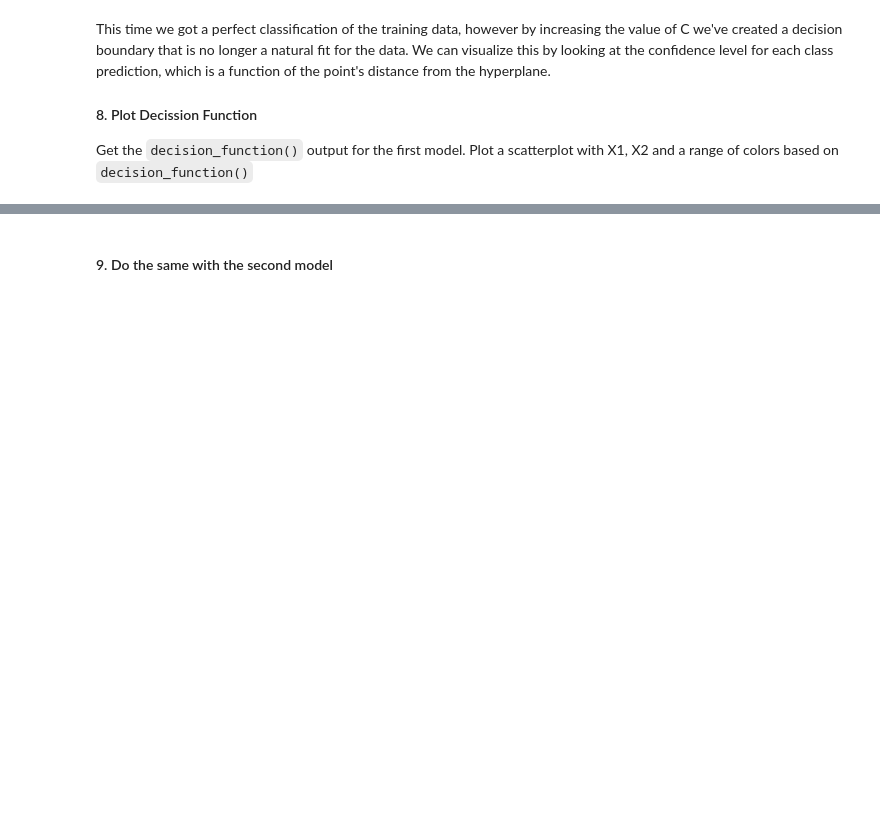
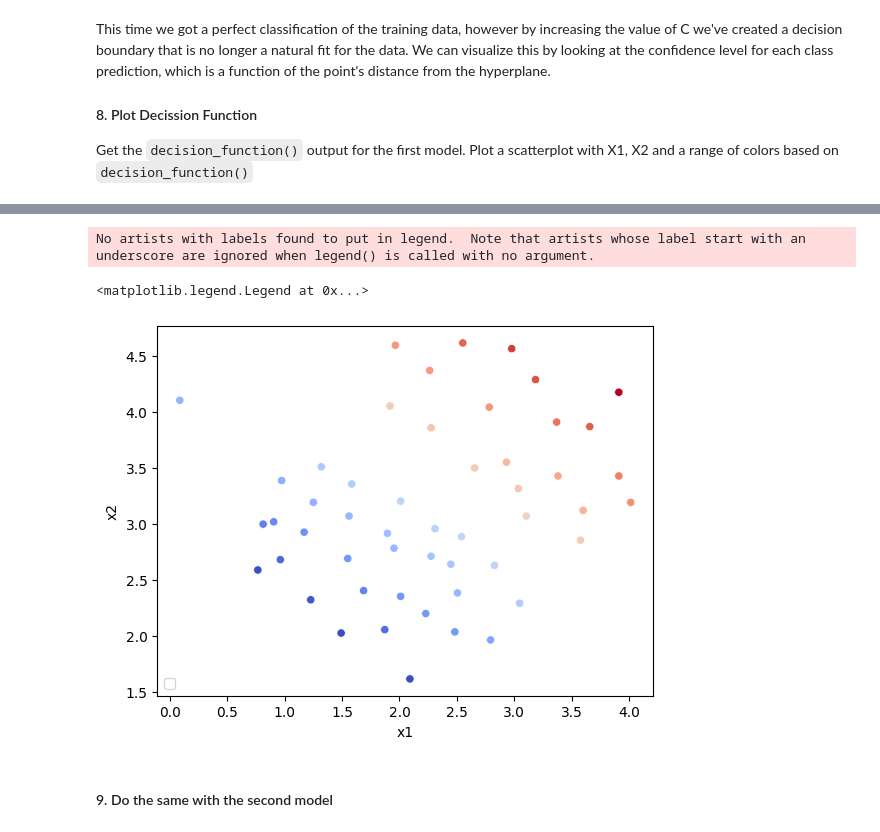
Before and after one commit to MNievas12/2409_dsft_thebridge, a Jupyter notebook: 3-Machine_Learning/1-Supervisado/3-RegorClass/8-SVM/ejercicios/Ejercicios_SVM.ipynb, the cells around one changed output, grey strips where cells are left out. Cells and saved outputs as stored; diff of their text form; code cells hidden in the pictures; blank space fills up the shorter version.

````diff
--- a/3-Machine_Learning/1-Supervisado/3-RegorClass/8-SVM/ejercicios/Ejercicios_SVM.ipynb
+++ b/3-Machine_Learning/1-Supervisado/3-RegorClass/8-SVM/ejercicios/Ejercicios_SVM.ipynb
@@ -22,6 +113,16 @@ Declare a Linear SVC with the hyperparamenters:
 ```Python
 LinearSVC(C=1, loss='hinge', max_iter=10000)
 ```
+# %%
+from sklearn.svm import LinearSVC
+
+svc_1 = LinearSVC(C=1, loss='hinge', max_iter=10000)
 # %% [markdown]
 #### 6. Try the performance (score)
 For the first experiment we'll use C=1 and see how it performs.
+# %%
+X = df[['x1','x2']]
+y = df['y']
+
+svc_1.fit(X, y)
+svc_1.score(X, y)
@@ -29,3 +132,11 @@ For the first experiment we'll use C=1 and see how it performs.
 It appears that it mis-classified the outlier.
 
 #### 7. Increase the value of C until you get a perfect classifier
+# %%
+svc_2 = LinearSVC(C=1000, loss='hinge', max_iter=1000000)
+
+X = df[['x1','x2']]
+y = df['y']
+
+svc_2.fit(X, y)
+svc_2.score(X, y)
@@ -34,3 +147,6 @@ This time we got a perfect classification of the training data, however by incre
 
 #### 8. Plot Decission Function
 Get the `decision_function()` output for the first model. Plot a scatterplot with X1, X2 and a range of colors based on `decision_function()`
+# %%
+conf_level = svc_1.decision_function(X)
+conf_level
@@ -37,3 +165,10 @@ Get the `decision_function()` output for the first model. Plot a scatterplot wit
+# %%
+sns.scatterplot(df, x="x1", y="x2", c=conf_level, cmap="coolwarm")
+plt.legend(loc="lower left")
+# %% [output]
+No artists with labels found to put in legend.  Note that artists whose label start with an underscore are ignored when legend() is called with no argument.
+<matplotlib.legend.Legend at 0x...>
+[figure, added]
 # %% [markdown]
 #### 9. Do the same with the second model
 # %% [markdown]
````
Also changed, not shown: parts of 44 cells of this notebook, 1 other file.
